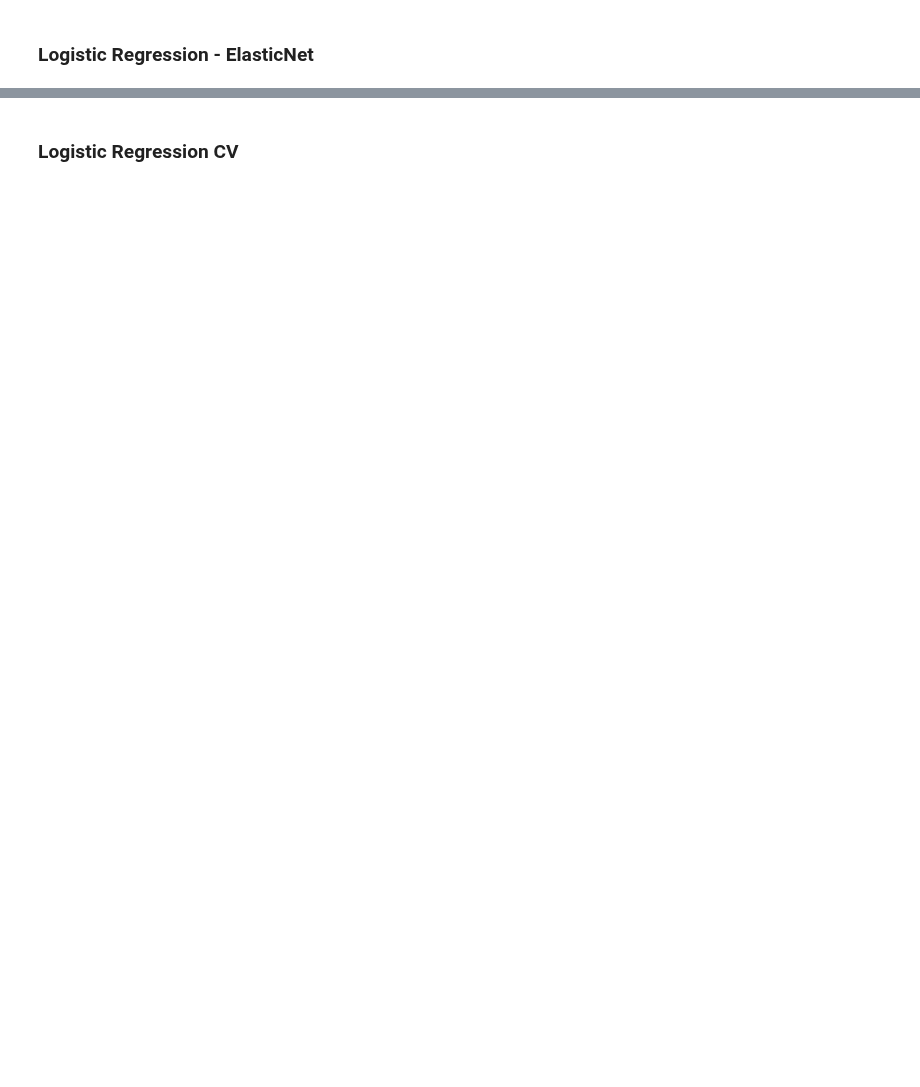
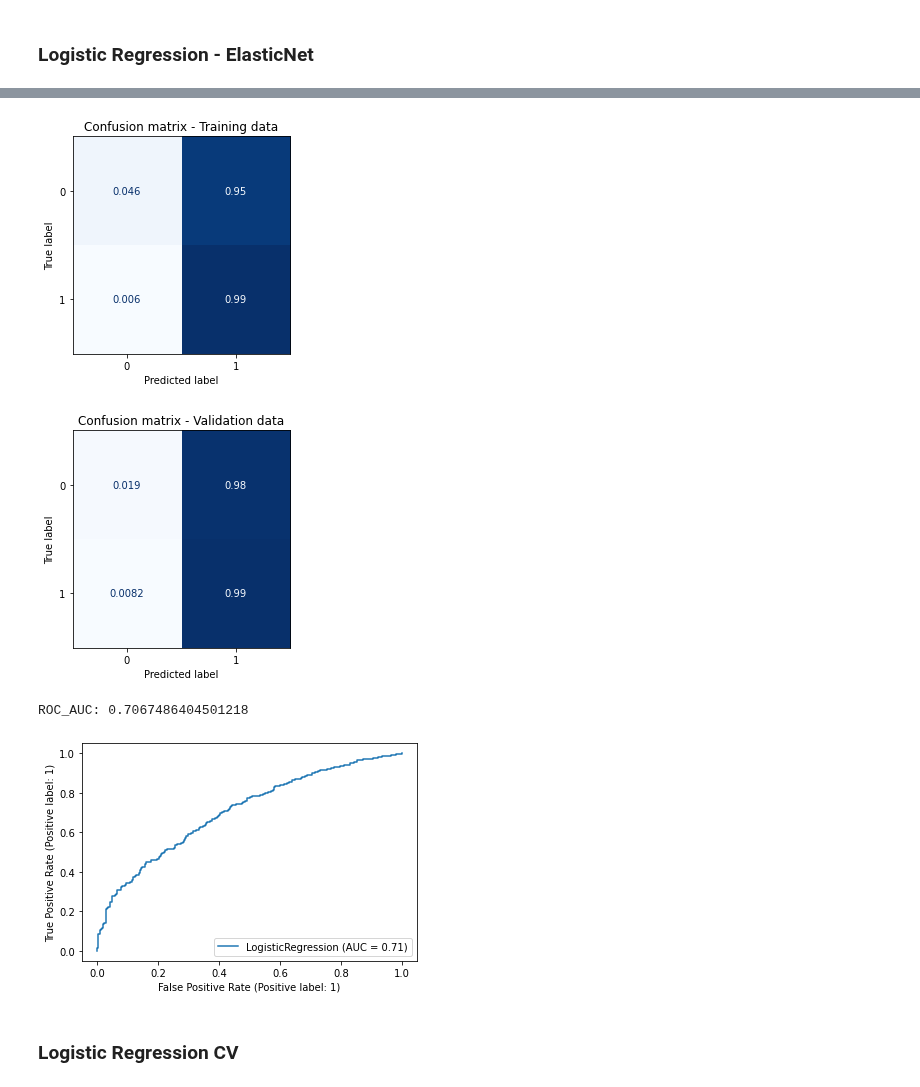
Before and after one commit to chrimaho/MDSI_ADSI_FEB21_AT1, a Jupyter notebook: notebooks/David/adsi_at1_parta.ipynb, the cells around one changed output, grey strips where cells are left out. Cells and saved outputs as stored; diff of their text form; code cells hidden in the pictures; blank space fills up the shorter version.

```diff
--- a/notebooks/David/adsi_at1_parta.ipynb
+++ b/notebooks/David/adsi_at1_parta.ipynb
@@ -401,3 +198,10 @@ log_reg_disp = plot_roc_curve(log_reg_elastic, X_val, y_val)
+# %%
+plot_matrix_curve(log_reg_elastic)
+# %% [output]
+[figure, added]
+[figure, added]
+ROC_AUC: 0.7067486404501218
+[figure, added]
 # %% [markdown]
 ### Logistic Regression CV
 # %%
```
Also changed, not shown: parts of 47 cells of this notebook, 7 other files.
